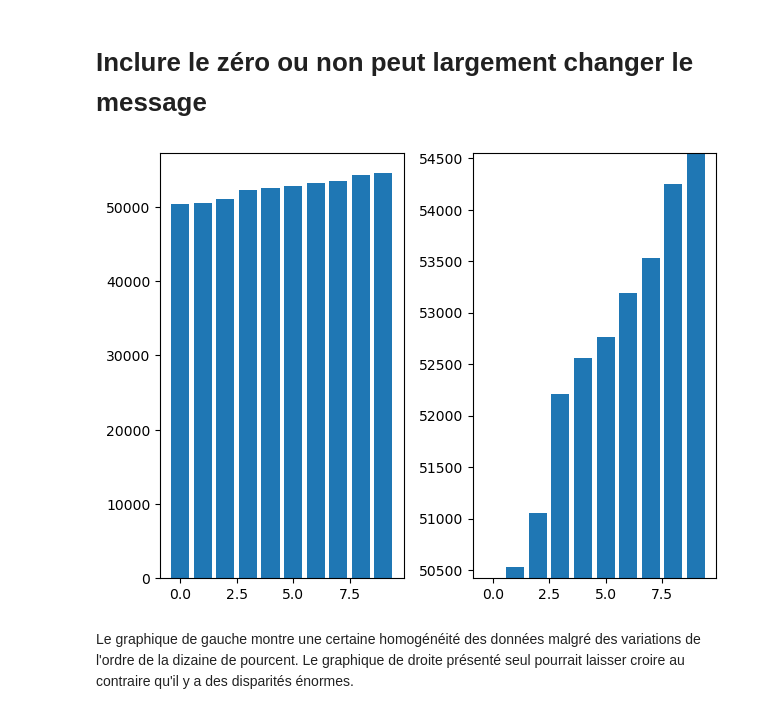
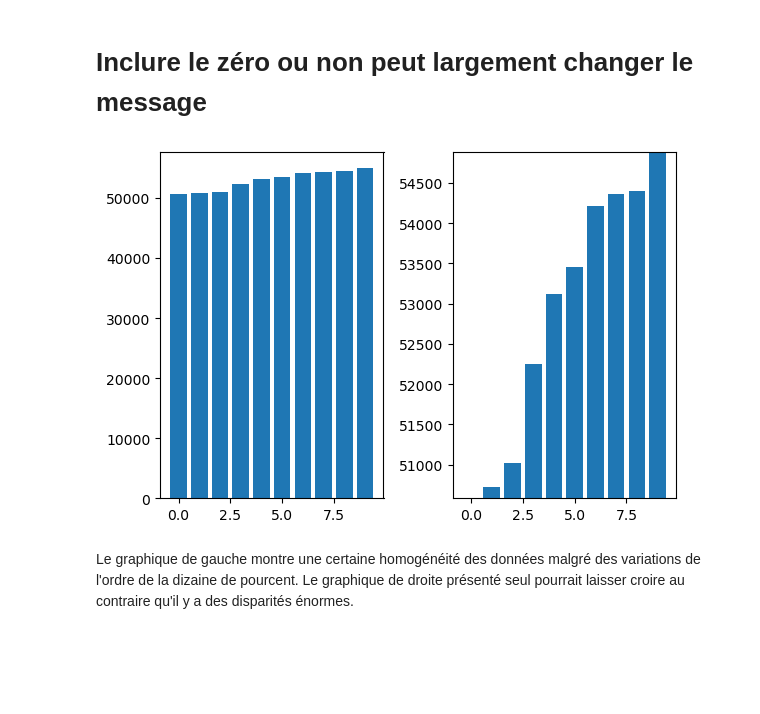
Before and after one commit to MartinVerot/ONP, a Jupyter notebook: exo/ch8-matplotlib.ipynb, the cells around one changed output. Drawn from its saved outputs; the diff is of its cells as text; code cells hidden in the pictures; blank space fills up the shorter version.

```diff
--- a/exo/ch8-matplotlib.ipynb
+++ b/exo/ch8-matplotlib.ipynb
@@ -96,23 +103,31 @@ On peut voir sur l'exemple ci-dessus que notre œil est totalement trompé par l
 # %%
 import matplotlib
 import matplotlib.pyplot as plt
 
 import numpy as np
 
-fig = plt.figure()
+fig = plt.figure(figsize=(6, 4))
 # ajout d'une grille
 gs = fig.add_gridspec(1, 2)
+# tirage de nombres aléatoires
 rng = np.random.default_rng()
 sampling = 10
 values = rng.integers(50000, 55000, size=sampling)
+
+# graphique de gauche
 ax1 = fig.add_subplot(gs[0, 0])
 ax1.bar(range(sampling), np.sort(values))
+
+# graphique de droite
 ax2 = fig.add_subplot(gs[0, 1])
 ax2.bar(range(sampling), np.sort(values))
+# changement des limites
 ax2.set_ylim(np.min(values), np.max(values))
+
+
 plt.tight_layout()
 plt.show()
 # %% [output]
-[figure, old version]
+[figure, new version]
 # %% [markdown]
 Le graphique de gauche montre une certaine homogénéité des données malgré des variations de l'ordre de la dizaine de pourcent. Le graphique de droite présenté seul pourrait laisser croire au contraire qu'il y a des disparités énormes.
```
Also changed, not shown: parts of 9 cells of this notebook, 6 other files.
